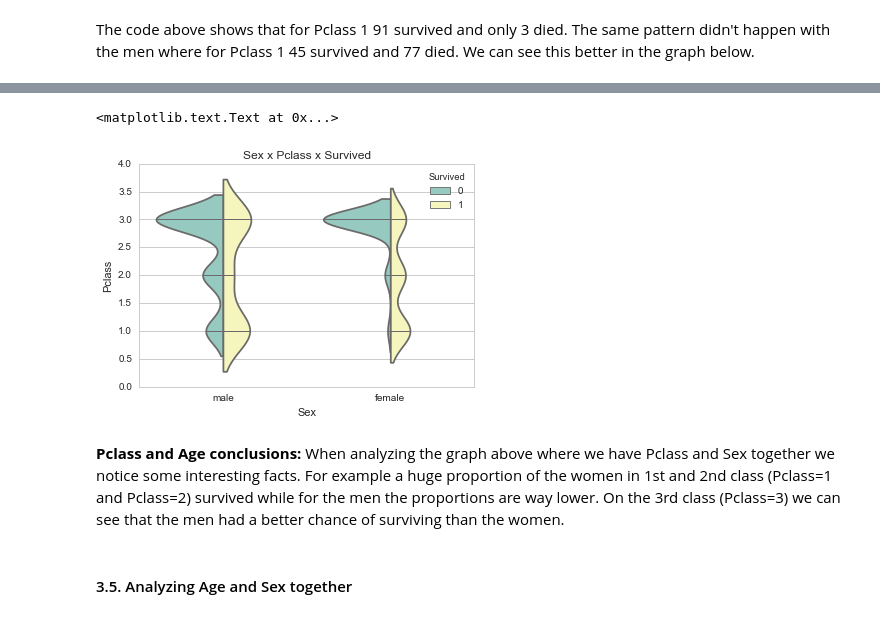
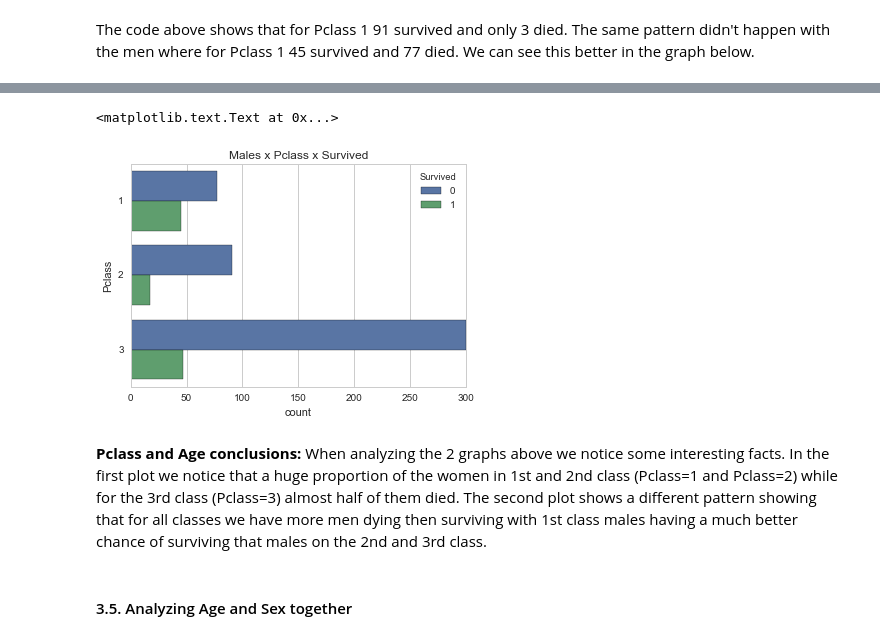
Before and after one commit to lmaranhao/udacity_p2_submission_titanic, a Jupyter notebook: P2 Submission.ipynb, the cells around one changed output, grey strips where cells are left out. Saved outputs shown, nothing was run; the diff lists cells and outputs as text; code cells hidden in the pictures.

```diff
--- a/P2 Submission.ipynb
+++ b/P2 Submission.ipynb
@@ -230,12 +238,12 @@ The code above shows that for Pclass 1 91 survived and only 3 died. The same pat
 # %%
-violinplot = sns.violinplot(y="Pclass", x="Sex", hue="Survived", data=titanic_df,
-               split=True, inner="stick", palette="Set3");
-violinplot.set_title('Sex x Pclass x Survived')
+males = titanic_df[titanic_df['Sex'] == 'male']
+plot = sns.countplot(y="Pclass", hue="Survived", data=males)
+plot.set_title('Males x Pclass x Survived')
 # %% [output]
 <matplotlib.text.Text at 0x...>
-[figure, old version]
+[figure, new version]
 # %% [markdown]
-**Pclass and Age conclusions:** When analyzing the graph above where we have Pclass and Sex together we notice some interesting facts. For example a huge proportion of the women in 1st and 2nd class (Pclass=1 and Pclass=2) survived while for the men the proportions are way lower. On the 3rd class (Pclass=3) we can see that the men had a better chance of surviving than the women.
+**Pclass and Age conclusions:** When analyzing the 2 graphs above we notice some interesting facts. In the first plot we notice that a huge proportion of the women in 1st and 2nd class (Pclass=1 and Pclass=2) while for the 3rd class (Pclass=3) almost half of them died. The second plot shows a different pattern showing that for all classes we have more men dying then surviving with 1st class males having a much better chance of surviving that males on the 2nd and 3rd class.
 # %% [markdown]
 #### 3.5. Analyzing Age and Sex together
 # %%
```
Also changed, not shown: parts of 2 cells of this notebook, 1 other file.
